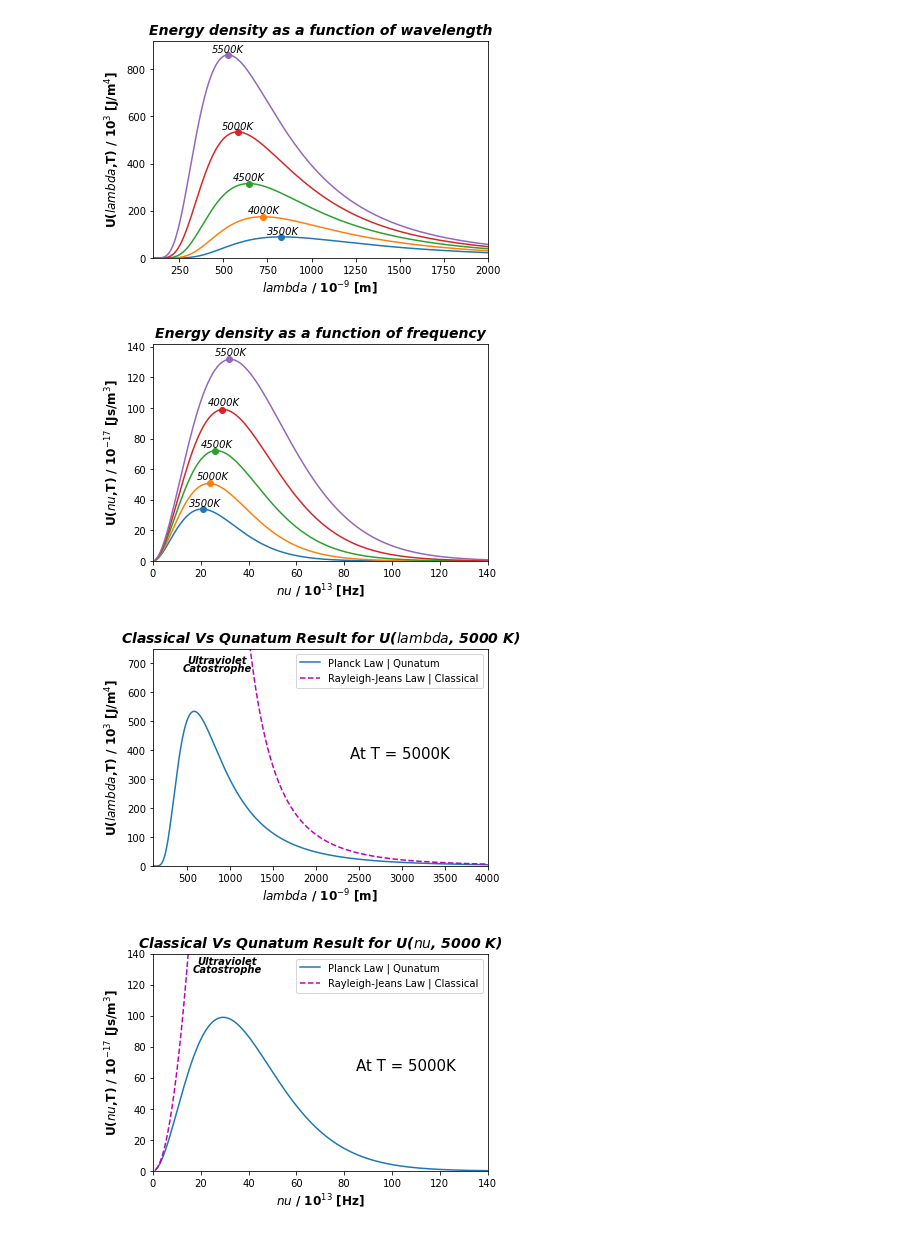
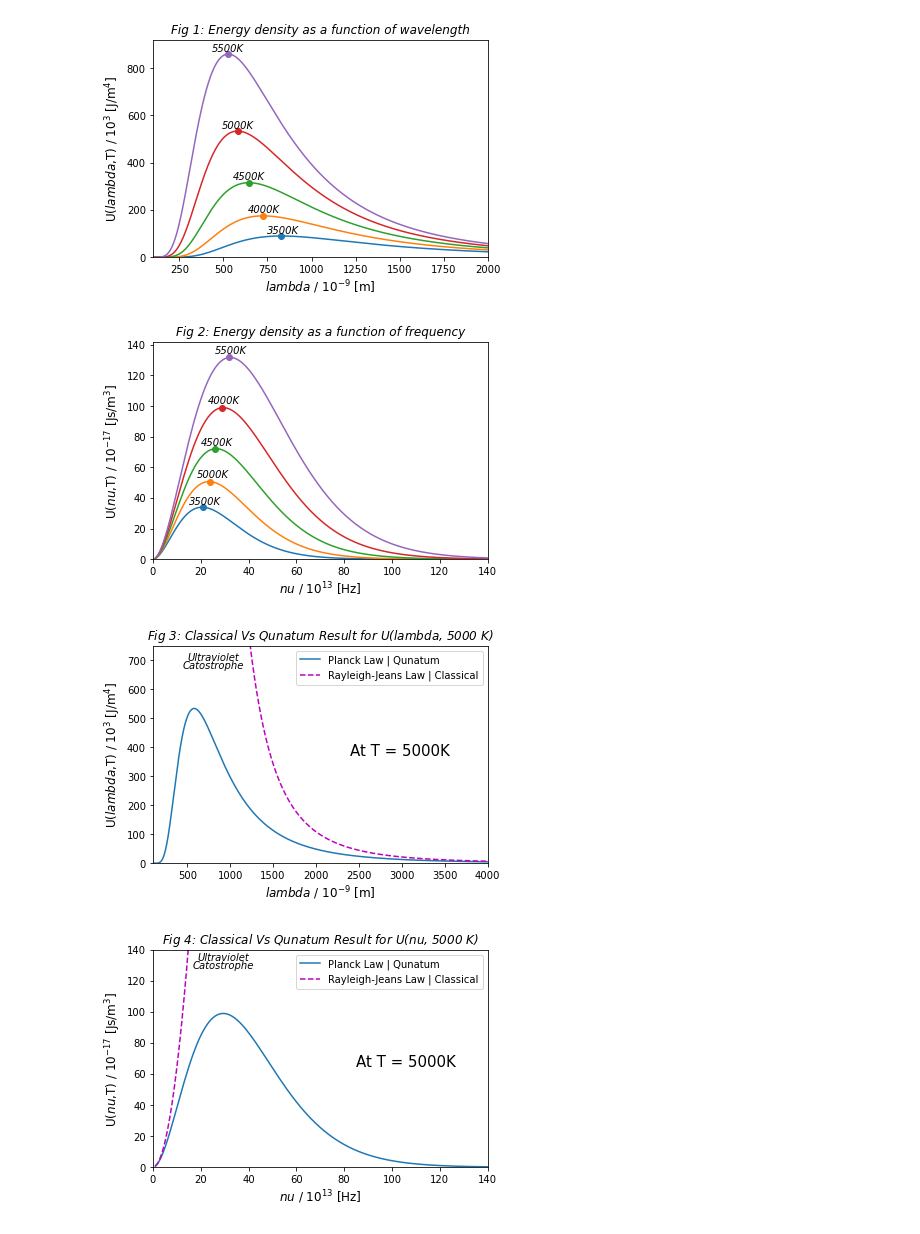
Before and after one commit to Rey-commits/Physics-Academics-Repo, a Jupyter notebook: blackbody graphs.ipynb, the cells around one changed output. Cells and saved outputs as stored; diff of their text form; code cells hidden in the pictures.

Commit message:
blackbody_graph

```diff
--- a/blackbody graphs.ipynb
+++ b/blackbody graphs.ipynb
@@ -64,9 +64,9 @@ plt.annotate('5500K', xy=(435, 872), xytext=(435, 872), fontstyle = "italic")
 plt.plot(L*1e+9, UL5500*1e-3, marker = "o", markevery = UL5500p)
 plt.ylim(0,920)
 plt.xlim(100, 2000)
-plt.xlabel(r"$lambda$ / 10$^{-9}$ [m]", fontsize = 12, fontweight = "bold")
-plt.ylabel(r"U($lambda$,T) / 10$^{3}$ [J/m$^{4}$]", fontsize = 12, fontweight = "bold")
-plt.title("Energy density as a function of wavelength", fontsize = 14, color = "black", fontweight = "bold", fontstyle = "italic")
+plt.xlabel(r"$lambda$ / 10$^{-9}$ [m]", fontsize = 12)
+plt.ylabel(r"U($lambda$,T) / 10$^{3}$ [J/m$^{4}$]", fontsize = 12)
+plt.title("Fig 1: Energy density as a function of wavelength", fontsize = 12, color = "black", fontstyle = "italic")
 plt.show()
 
 # Calculation of energy desnsities as functions of frequencies at different value of temperatures
@@ -100,47 +100,47 @@ plt.annotate('5500K', xy=(26, 134), xytext=(26, 134), fontstyle = "italic")
 plt.plot(f*1e-13, UF5500*1e+17, marker = "o", markevery = UF5500p)
 plt.ylim(0, 142)
 plt.xlim(0, 140)
-plt.xlabel(r"$nu$ / 10$^{13}$ [Hz]", fontsize = 12, fontweight = "bold")
-plt.ylabel(r"U($nu$,T) / 10$^{-17}$ [Js/m$^{3}$]", fontsize = 12, fontweight = "bold")
-plt.title("Energy density as a function of frequency", fontsize = 14, color = "black", fontweight = "bold", fontstyle = "italic")
+plt.xlabel(r"$nu$ / 10$^{13}$ [Hz]", fontsize = 12)
+plt.ylabel(r"U($nu$,T) / 10$^{-17}$ [Js/m$^{3}$]", fontsize = 12)
+plt.title("Fig 2: Energy density as a function of frequency", fontsize = 12, color = "black", fontstyle = "italic")
 plt.show()
 
 # Calcuations which lead to Ultraviolet Catostrophe
 f_ct = (8 * math.pi * f ** 2 * k * 5000) / c ** 3	# Energy density per unit frequency
 L_ct = (8 * math.pi * k * 5000) / L ** 4			# Energy density per unit wavelength
 
 #Ploting based on the above two results
 plt.figure(3)	# Classical Vs Qunatum Result for U(L, 5000 K)
 plt.plot(L*1e+9, UL5000*1e-3)
 plt.plot(L*1e+9, L_ct*1e-3, "--", color = "m")
-plt.annotate('Ultraviolet', xy=(950,730), xytext=(500, 700), fontweight = "bold", fontstyle = "italic")
-plt.annotate('Catostrophe', xy=(950,700), xytext=(450, 670), fontweight = "bold", fontstyle = "italic")
+plt.annotate('Ultraviolet', xy=(950,730), xytext=(500, 700), fontstyle = "italic")
+plt.annotate('Catostrophe', xy=(950,700), xytext=(450, 670), fontstyle = "italic")
 plt.annotate('At T = 5000K', xy=(2400,370), xytext=(2400,370), fontsize = 15)
 plt.ylim(0,750)
 plt.xlim(100, 4000)
 plt.legend(['Planck Law | Qunatum', 'Rayleigh-Jeans Law | Classical']  , loc = 'best')
-plt.xlabel(r"$lambda$ / 10$^{-9}$ [m]", fontsize = 12, fontweight = "bold")
-plt.ylabel(r"U($lambda$,T) / 10$^{3}$ [J/m$^{4}$]", fontsize = 12, fontweight = "bold")
-plt.title(r"Classical Vs Qunatum Result for U($lambda$, 5000 K)", fontsize = 14, color = "black", fontweight = "bold", fontstyle = "italic")
+plt.xlabel(r"$lambda$ / 10$^{-9}$ [m]", fontsize = 12)
+plt.ylabel(r"U($lambda$,T) / 10$^{3}$ [J/m$^{4}$]", fontsize = 12)
+plt.title(r"Fig 3: Classical Vs Qunatum Result for U($lambda$, 5000 K)", fontsize = 12, color = "black", fontstyle = "italic")
 plt.show()
 
 plt.figure(4)	# Classical Vs Quantum Result for U(f, 5000 K)
 plt.plot(f*1e-13, UF5000*1e+17, label = "Planck Law | Qunatum")
 plt.plot(f*1e-13, f_ct*1e+17, "--", label = "Rayleigh-Jeans Law | Classical", color = "m")
-plt.annotate('Ultraviolet', xy=(20,	133), xytext=(18.5,133), fontweight = "bold", fontstyle = "italic")
-plt.annotate('Catostrophe', xy=(18,128), xytext=(16.5,128), fontweight = "bold", fontstyle = "italic")
+plt.annotate('Ultraviolet', xy=(20,	133), xytext=(18.5,133), fontstyle = "italic")
+plt.annotate('Catostrophe', xy=(18,128), xytext=(16.5,128), fontstyle = "italic")
 plt.annotate('At T = 5000K', xy=(85,65), xytext=(85,65), fontsize = 15)
 plt.ylim(0, 140)
 plt.xlim(0, 140)
 plt.legend()
-plt.xlabel(r"$nu$ / 10$^{13}$ [Hz]", fontsize = 12, fontweight = "bold")
-plt.ylabel(r"U($nu$,T) / 10$^{-17}$ [Js/m$^{3}$]", fontsize = 12, fontweight = "bold")
-plt.title(r"Classical Vs Qunatum Result for U($nu$, 5000 K)", fontsize = 14, color = "black", fontweight = "bold", fontstyle = "italic")
+plt.xlabel(r"$nu$ / 10$^{13}$ [Hz]", fontsize = 12)
+plt.ylabel(r"U($nu$,T) / 10$^{-17}$ [Js/m$^{3}$]", fontsize = 12)
+plt.title(r"Fig 4: Classical Vs Qunatum Result for U($nu$, 5000 K)", fontsize = 12, color = "black", fontstyle = "italic")
 plt.show()
 
 # By Rohan
 # %% [output]
-[figure, old version]
+[figure, new version]
-[figure, old version]
+[figure, new version]
-[figure, old version]
+[figure, new version]
-[figure, old version]
+[figure, new version]
```
